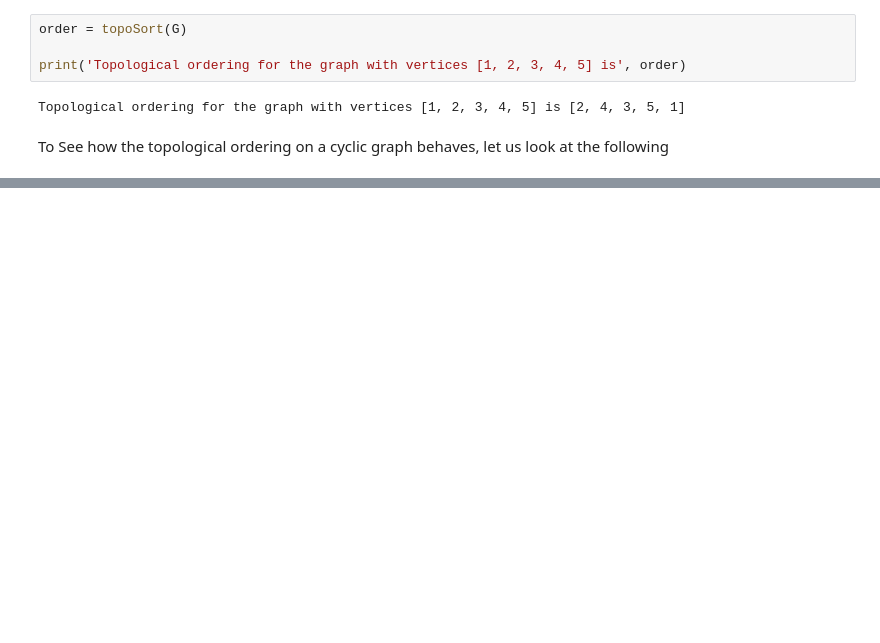
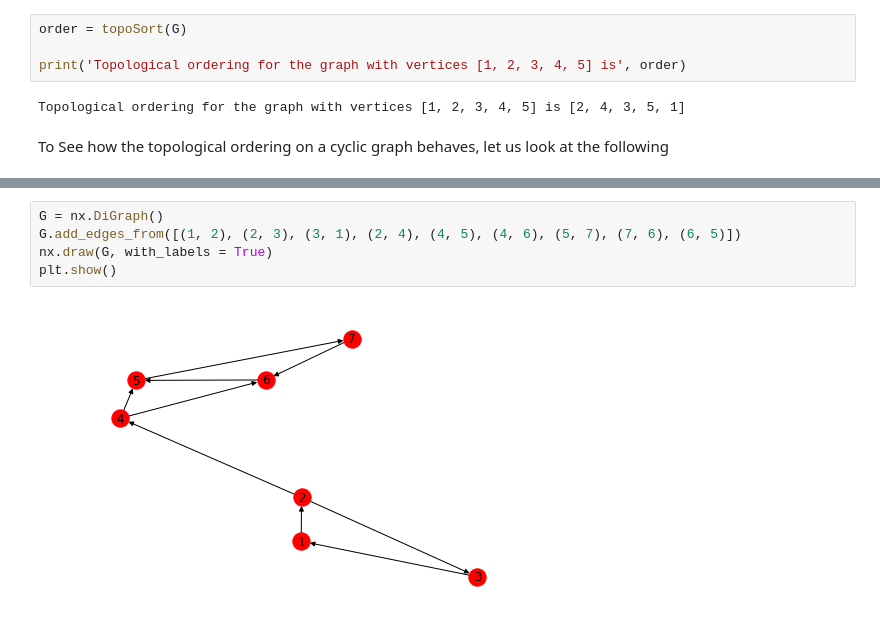
Before and after one commit to amolnayak311/algorithms-illuminated, a Jupyter notebook: Part 2, Graph Algorithms and Data Structures/8. Graph Search and Its Applications.ipynb, the cells around one changed output, grey strips where cells are left out. Drawn from its saved outputs; the diff is of its cells as text; blank space fills up the shorter version.

```diff
--- a/Part 2, Graph Algorithms and Data Structures/8. Graph Search and Its Applications.ipynb
+++ b/Part 2, Graph Algorithms and Data Structures/8. Graph Search and Its Applications.ipynb
@@ -374,0 +379,7 @@ As we see in the above case, the topological ordering never completes successful
+# %%
+G = nx.DiGraph()
+G.add_edges_from([(1, 2), (2, 3), (3, 1), (2, 4), (4, 5), (4, 6), (5, 7), (7, 6), (6, 5)])
+nx.draw(G, with_labels = True)
+plt.show()
+# %% [output]
+[figure, added]
```
Also changed, not shown: parts of 17 cells of this notebook.
